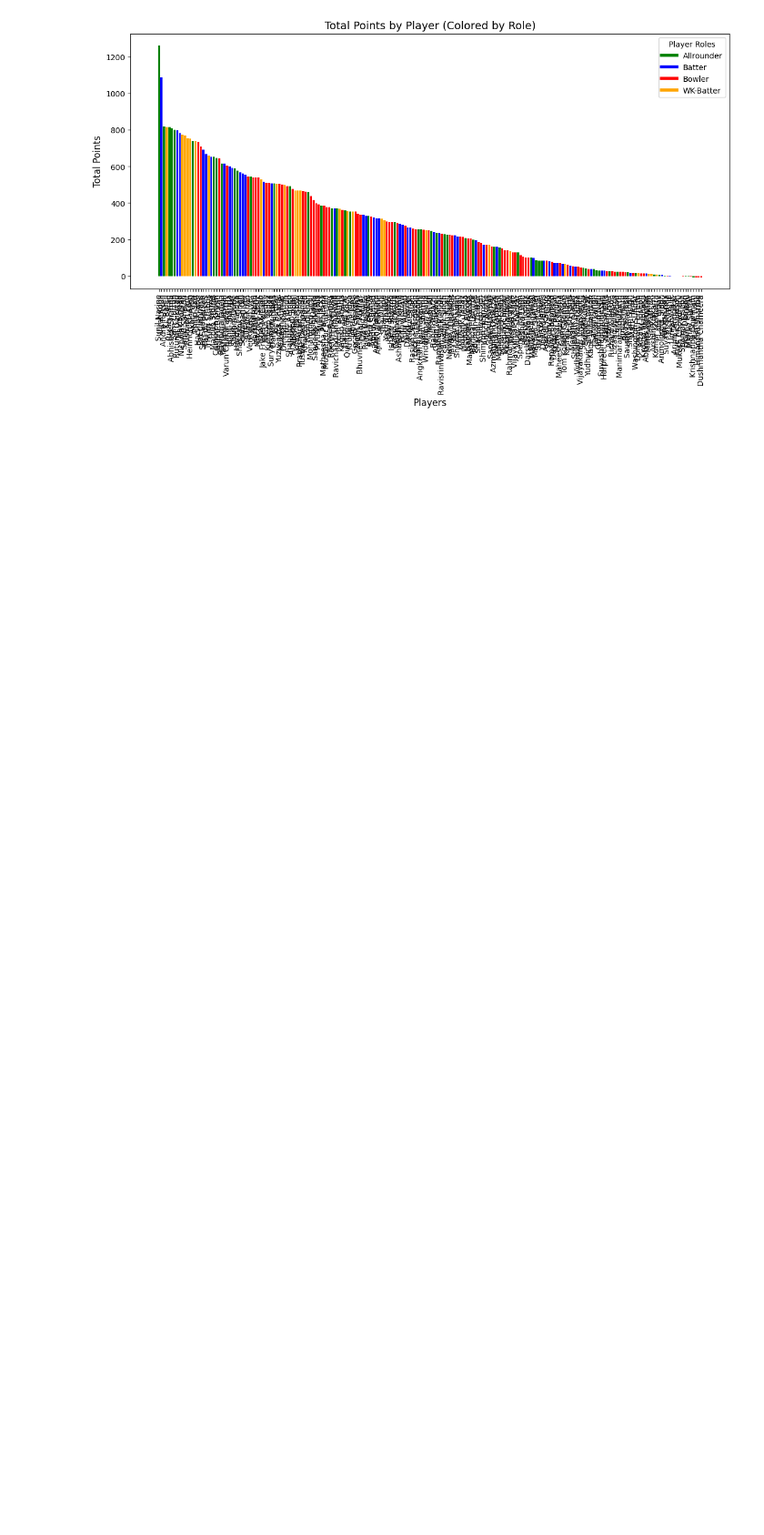
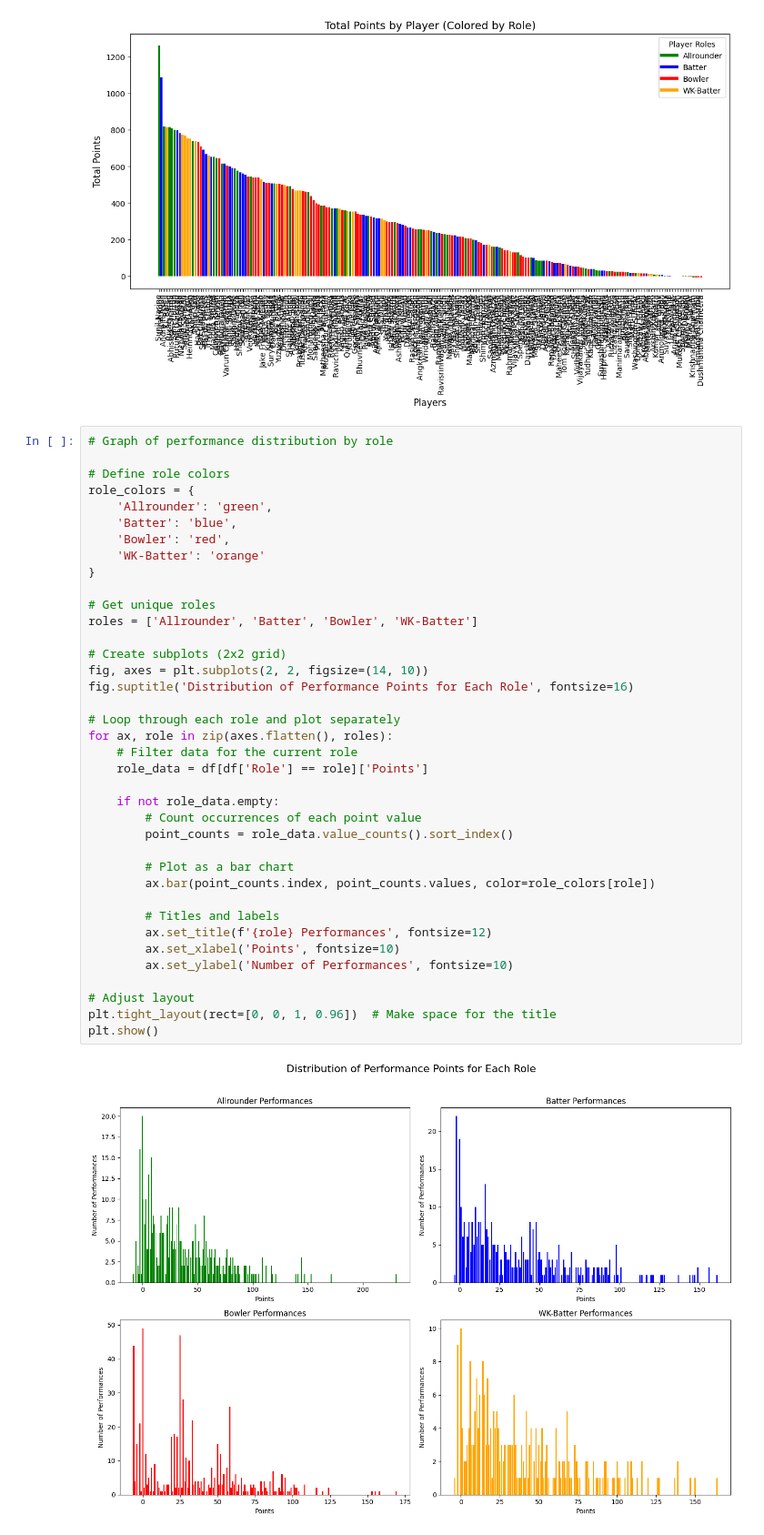
Before and after one commit to PrabhavGupta24/ipl-fantasy, a Jupyter notebook: analysis.ipynb, the cells around one changed output. Shown at 91% size. Cells and saved outputs as stored; diff of their text form; blank space fills up the shorter version.

Commit message:
added some performance distribution visualizations

```diff
--- a/analysis.ipynb
+++ b/analysis.ipynb
@@ -136,3 +136,43 @@ plt.legend(handles=legend_labels, title="Player Roles")
 plt.show()
 # %% [output]
 [figure]
+# %%
+# Graph of performance distribution by role
+
+# Define role colors
+role_colors = {
+    'Allrounder': 'green',
+    'Batter': 'blue',
+    'Bowler': 'red',
+    'WK-Batter': 'orange'
+}
+
+# Get unique roles
+roles = ['Allrounder', 'Batter', 'Bowler', 'WK-Batter']
+
+# Create subplots (2x2 grid)
+fig, axes = plt.subplots(2, 2, figsize=(14, 10))
+fig.suptitle('Distribution of Performance Points for Each Role', fontsize=16)
+
+# Loop through each role and plot separately
+for ax, role in zip(axes.flatten(), roles):
+    # Filter data for the current role
+    role_data = df[df['Role'] == role]['Points']
+
+    if not role_data.empty:
+        # Count occurrences of each point value
+        point_counts = role_data.value_counts().sort_index()
+
+        # Plot as a bar chart
+        ax.bar(point_counts.index, point_counts.values, color=role_colors[role])
+
+        # Titles and labels
+        ax.set_title(f'{role} Performances', fontsize=12)
+        ax.set_xlabel('Points', fontsize=10)
+        ax.set_ylabel('Number of Performances', fontsize=10)
+
+# Adjust layout
+plt.tight_layout(rect=[0, 0, 1, 0.96])  # Make space for the title
+plt.show()
+# %% [output]
+[figure, added]
```
Also changed, not shown: parts of 1 cell of this notebook.
